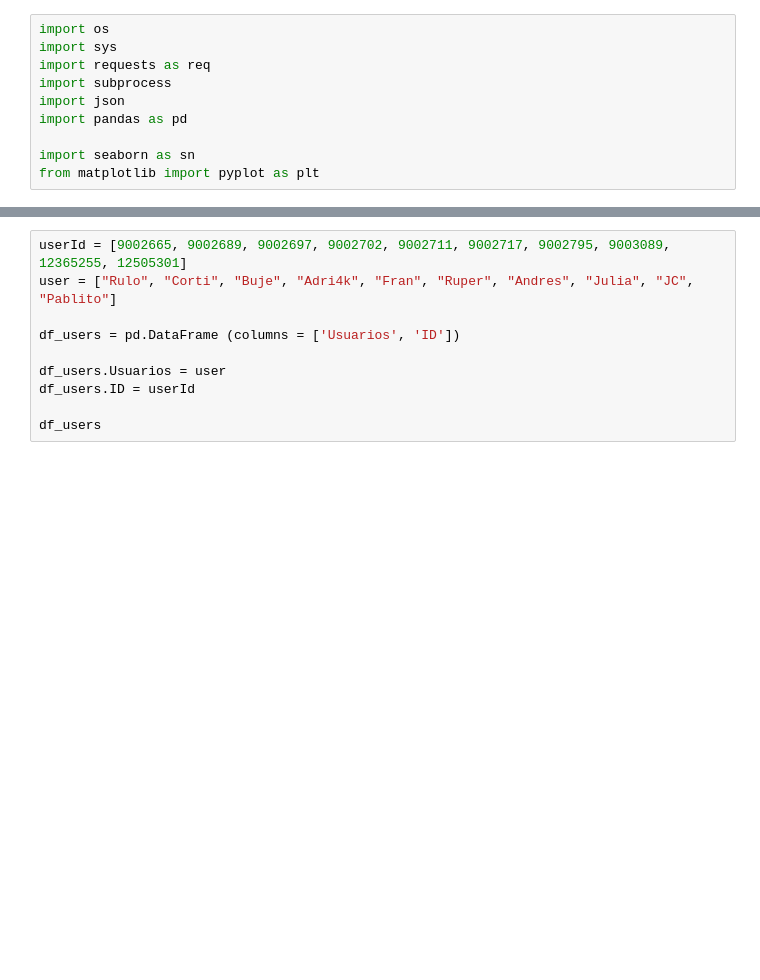
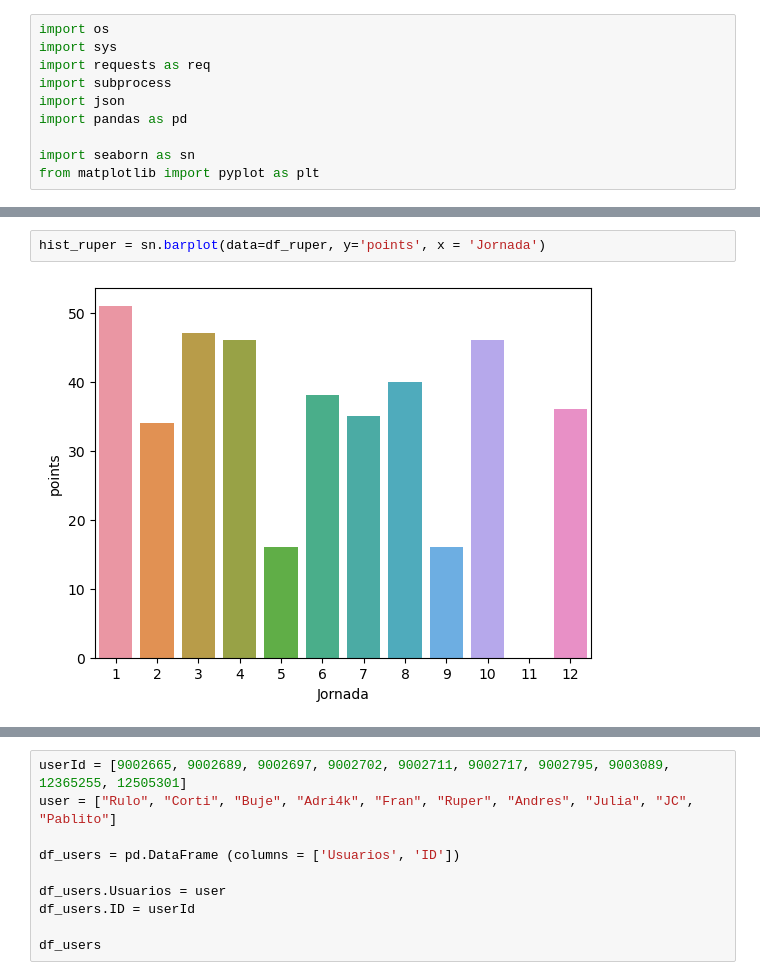
Before and after one commit to Cortijo02/Fantasy, a Jupyter notebook: API/Clasificacion/DataSet_Clasificacion.ipynb, the cells around one changed output, grey strips where cells are left out. Saved outputs shown, nothing was run; the diff lists cells and outputs as text; blank space fills up the shorter version.

```diff
--- a/API/Clasificacion/DataSet_Clasificacion.ipynb
+++ b/API/Clasificacion/DataSet_Clasificacion.ipynb
@@ -279,3 +330,7 @@ plot_ruper.invert_yaxis()
+# %%
+hist_ruper = sn.barplot(data=df_ruper, y='points', x = 'Jornada')
+# %% [output]
+[figure, added]
 # %%
 andres = out['data']['progression']['users']['9002795']
 andres
```
Also changed, not shown: parts of 41 cells of this notebook, 1 other file.
